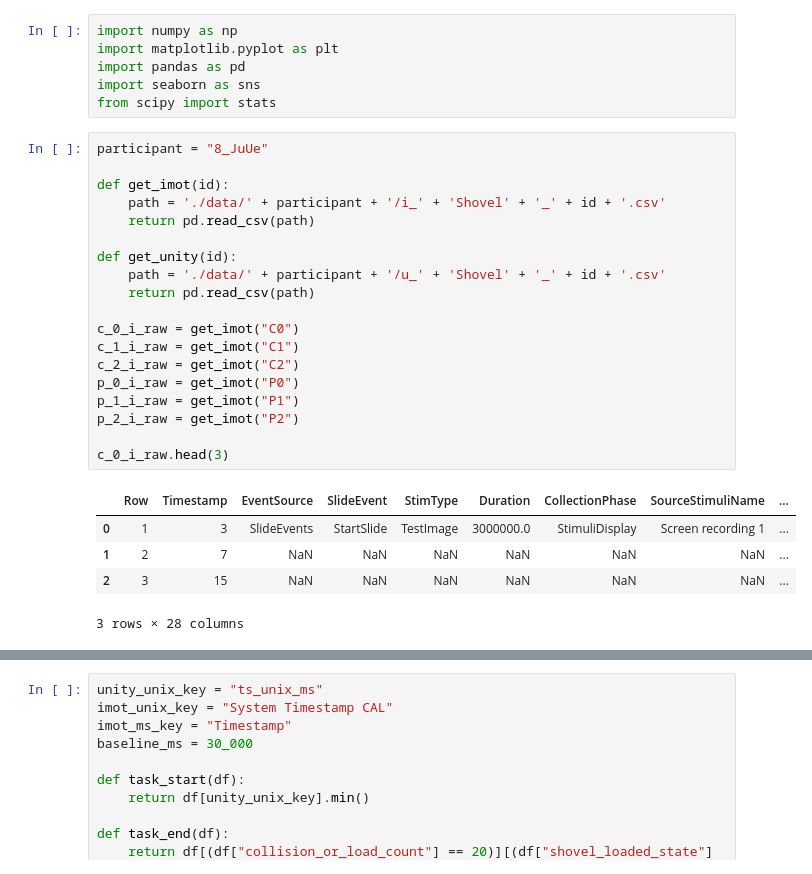
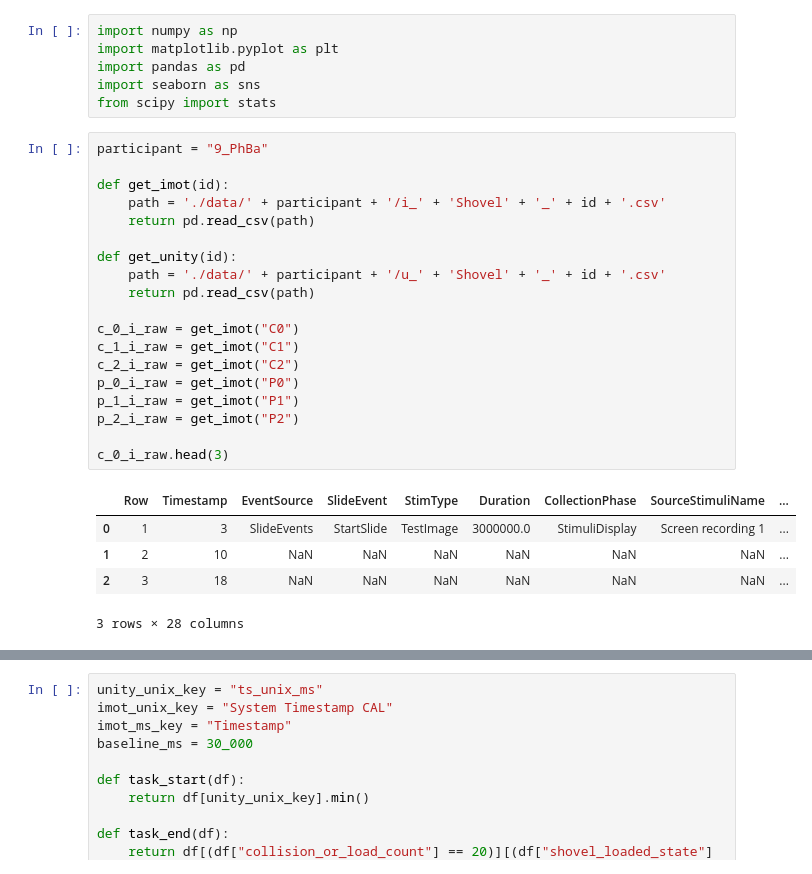
Before and after one commit to EliDll/phw-eval, a Jupyter notebook: imot_edda.ipynb, the cells around one changed output, grey strips where cells are left out. Drawn from its saved outputs; the diff is of its cells as text.

```diff
--- a/imot_edda.ipynb
+++ b/imot_edda.ipynb
@@ -5,29 +5,29 @@ import pandas as pd
 import seaborn as sns
 from scipy import stats
 # %%
-participant = "8_JuUe"
+participant = "9_PhBa"
 
 def get_imot(id):
     path = './data/' + participant + '/i_' + 'Shovel' + '_' + id + '.csv'
     return pd.read_csv(path)
 
 def get_unity(id):
     path = './data/' + participant + '/u_' + 'Shovel' + '_' + id + '.csv'
     return pd.read_csv(path)
 
 c_0_i_raw = get_imot("C0")
 c_1_i_raw = get_imot("C1")
 c_2_i_raw = get_imot("C2")
 p_0_i_raw = get_imot("P0")
 p_1_i_raw = get_imot("P1")
 p_2_i_raw = get_imot("P2")
 
 c_0_i_raw.head(3)
 # %% [output]
 |  | Row | Timestamp | EventSource | SlideEvent | StimType | Duration | CollectionPhase | SourceStimuliName | ... |
 | 0 | 1 | 3 | SlideEvents | StartSlide | TestImage | 3000000.0 | StimuliDisplay | Screen recording 1 | ... |
-| 1 | 2 | 7 | NaN | NaN | NaN | NaN | NaN | NaN | ... |
-| 2 | 3 | 15 | NaN | NaN | NaN | NaN | NaN | NaN | ... |
+| 1 | 2 | 10 | NaN | NaN | NaN | NaN | NaN | NaN | ... |
+| 2 | 3 | 18 | NaN | NaN | NaN | NaN | NaN | NaN | ... |
 3 rows × 28 columns
 # %%
 c_0_u = get_unity("C0")
```
Also changed, not shown: parts of 7 cells of this notebook, 50 other files.
